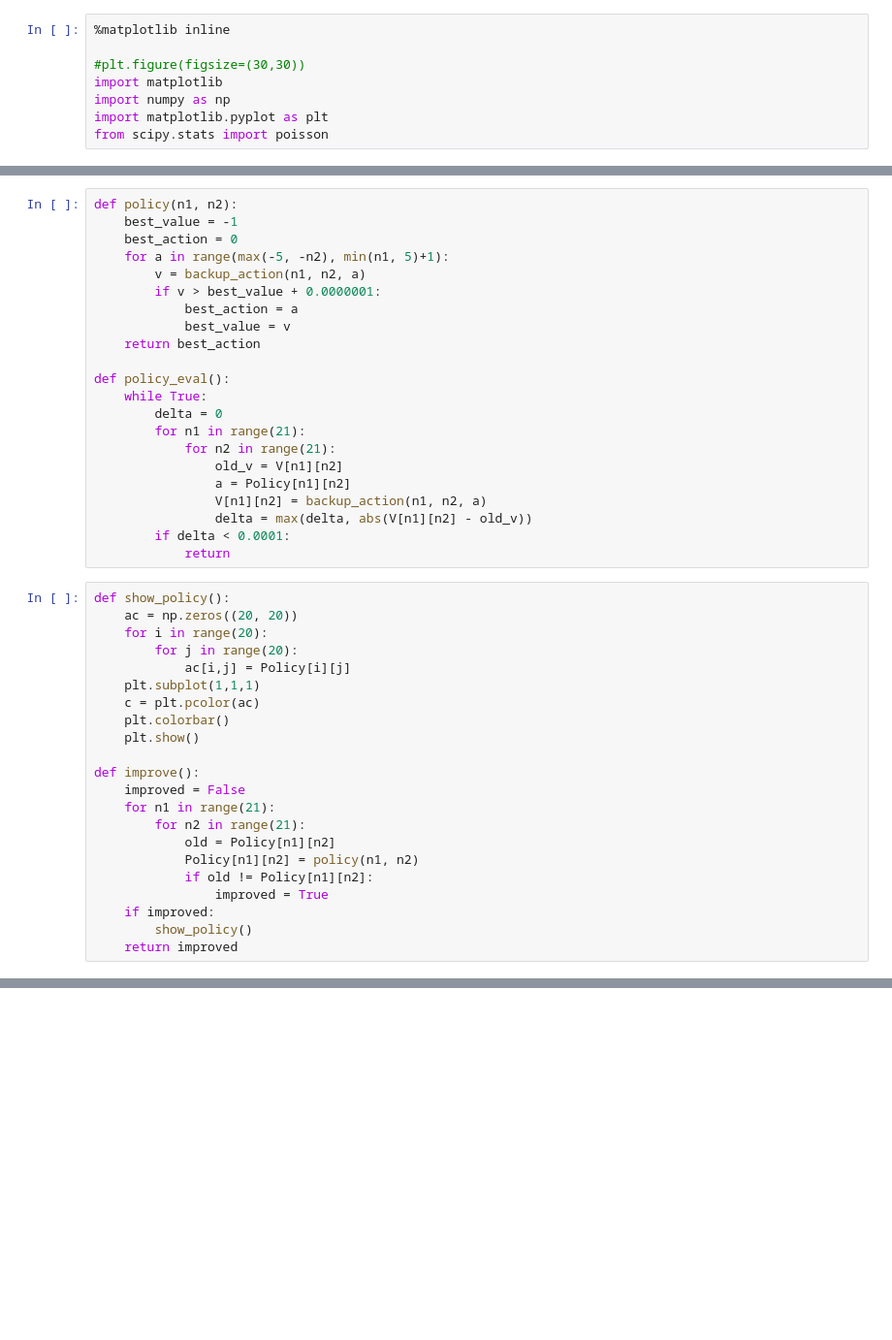
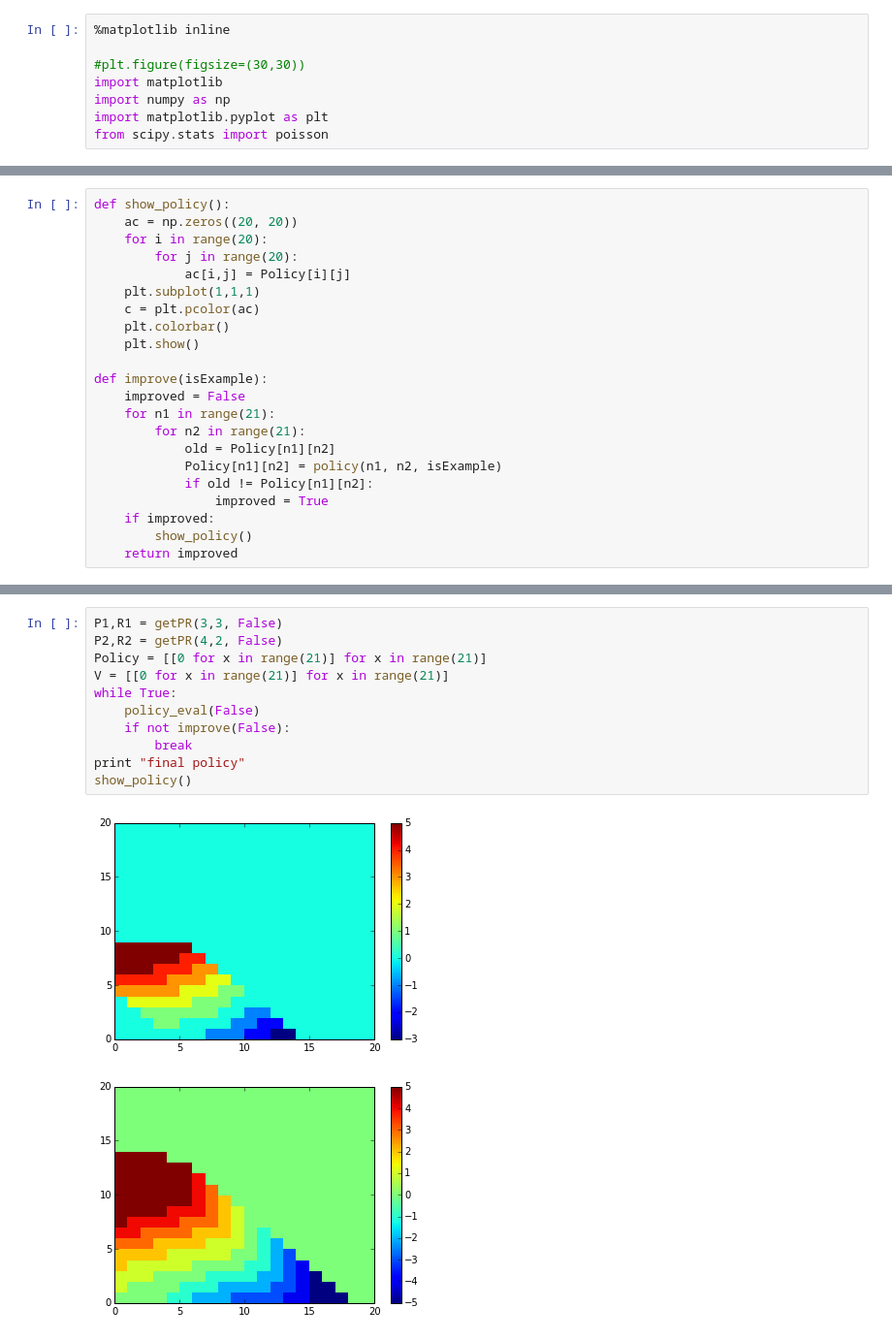
Before and after one commit to jianc94538/rli_exercise, a Jupyter notebook: chapt3.ipynb, the cells around one changed output, grey strips where cells are left out. Shown: that part at 97% size. Drawn from its saved outputs; the diff is of its cells as text; blank space fills up the shorter version.

```diff
--- a/chapt3.ipynb
+++ b/chapt3.ipynb
@@ -46,25 +73,3 @@ def backup_action(n1, n2, a):
-# %%
-def policy(n1, n2):
-    best_value = -1
-    best_action = 0
-    for a in range(max(-5, -n2), min(n1, 5)+1):
-        v = backup_action(n1, n2, a)
-        if v > best_value + 0.0000001:
-            best_action = a
-            best_value = v
-    return best_action
-
-def policy_eval():
-    while True:
-        delta = 0
-        for n1 in range(21):
-            for n2 in range(21):
-                old_v = V[n1][n2]
-                a = Policy[n1][n2]
-                V[n1][n2] = backup_action(n1, n2, a)
-                delta = max(delta, abs(V[n1][n2] - old_v))
-        if delta < 0.0001:
-            return
 # %%
 def show_policy():
     ac = np.zeros((20, 20))
@@ -76,12 +81,12 @@ def show_policy():
     plt.colorbar()
     plt.show()
 
-def improve():
+def improve(isExample):
     improved = False
     for n1 in range(21):
         for n2 in range(21):
             old = Policy[n1][n2]
-            Policy[n1][n2] = policy(n1, n2)
+            Policy[n1][n2] = policy(n1, n2, isExample)
             if old != Policy[n1][n2]:
                 improved = True
     if improved:
@@ -103,3 +110,17 @@ show_policy()
 [figure]
 final policy
 [figure]
+# %%
+P1,R1 = getPR(3,3, False)
+P2,R2 = getPR(4,2, False)
+Policy = [[0 for x in range(21)] for x in range(21)]
+V = [[0 for x in range(21)] for x in range(21)]
+while True:
+    policy_eval(False)
+    if not improve(False):
+        break
+print "final policy"
+show_policy()
+# %% [output]
+[figure, added]
+[figure, added]
```
Also changed, not shown: parts of 5 cells of this notebook.
